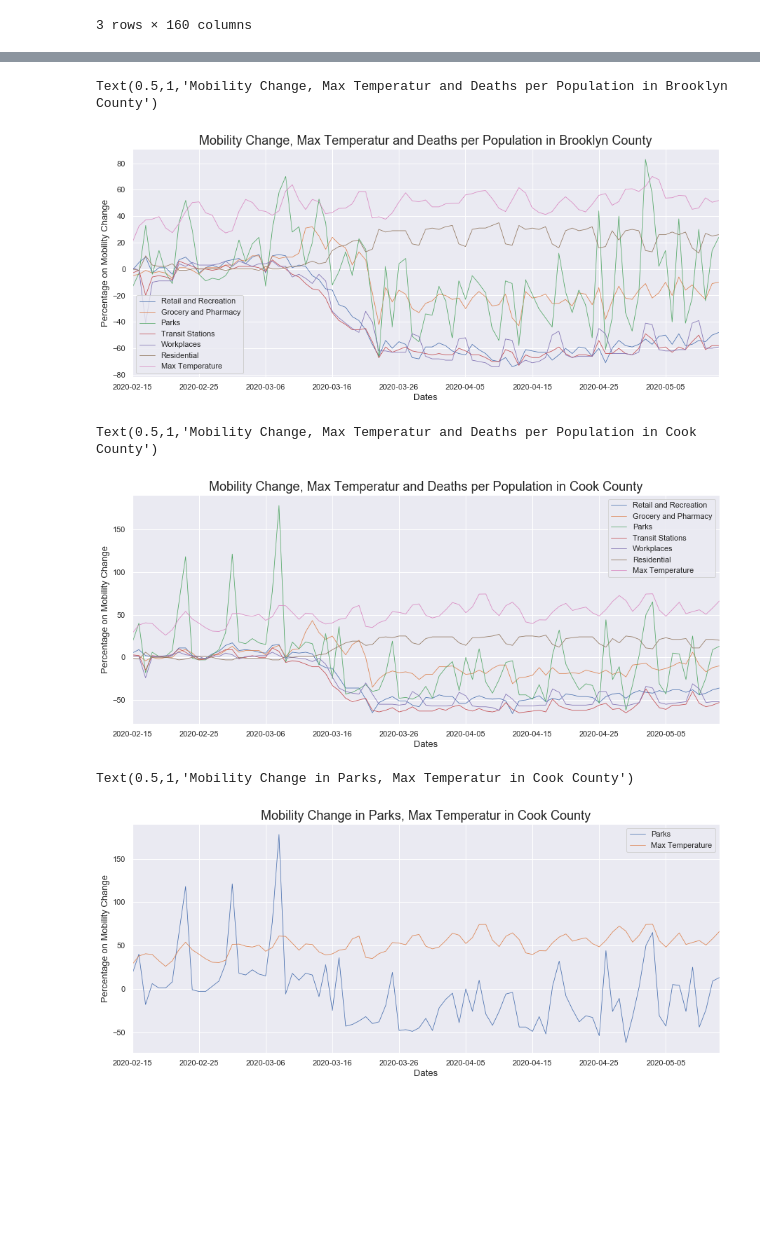
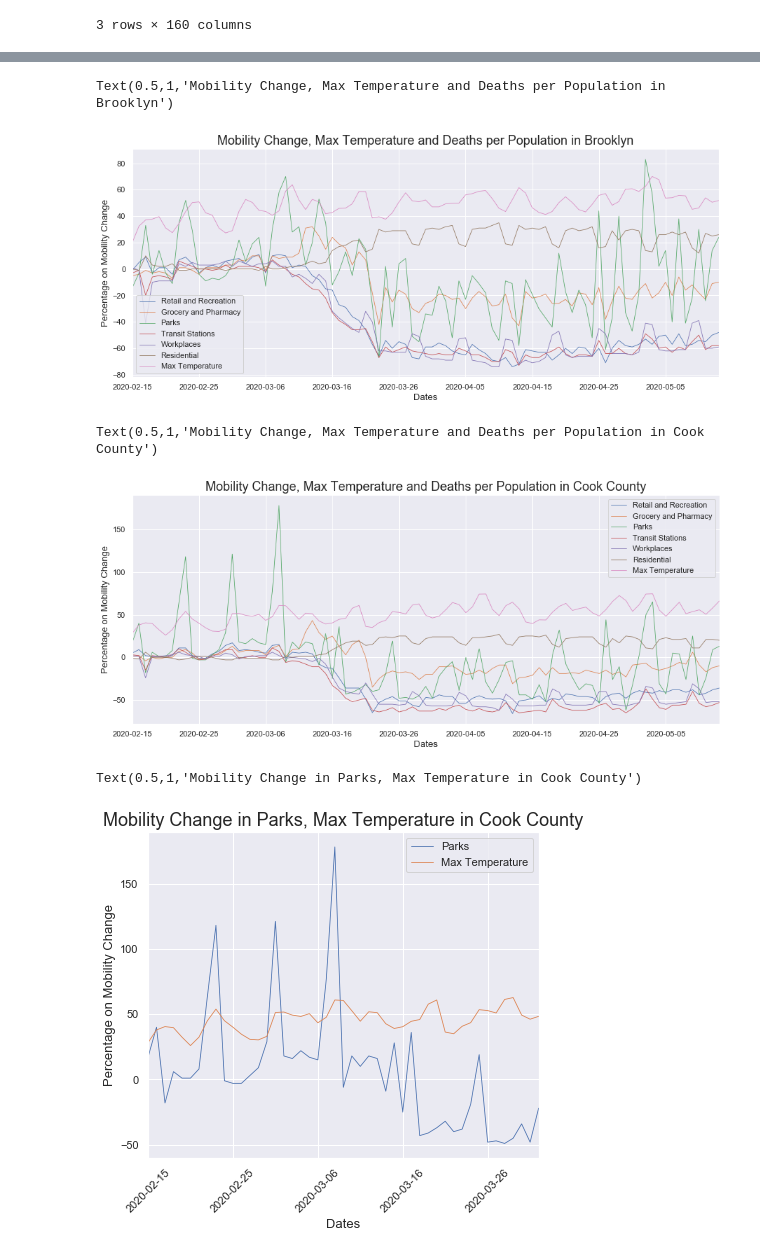
Before and after one commit to LittleAhn/covid19-ml-project, a Jupyter notebook: scripts/building_graphs.ipynb, the cells around one changed output, grey strips where cells are left out. Saved outputs shown, nothing was run; the diff lists cells and outputs as text; code cells hidden in the pictures; blank space fills up the shorter version.

```diff
--- a/scripts/building_graphs.ipynb
+++ b/scripts/building_graphs.ipynb
@@ -160,10 +160,10 @@ df_brooklyn = df_brooklyn[["Retail and Recreation", "Grocery and Pharmacy", "Par
 df_brooklyn.plot(linewidth=0.8)
 plt.xlabel("Dates", fontsize=13)
 plt.ylabel("Percentage on Mobility Change", fontsize=13)
-plt.title('Mobility Change, Max Temperatur and Deaths per Population in Brooklyn County', fontsize=18)
+plt.title('Mobility Change, Max Temperature and Deaths per Population in Brooklyn', fontsize=18)
 # %% [output]
-Text(0.5,1,'Mobility Change, Max Temperatur and Deaths per Population in Brooklyn County')
+Text(0.5,1,'Mobility Change, Max Temperature and Deaths per Population in Brooklyn')
-[figure, old version]
+[figure, new version]
 # %%
 df_cook = df_line[df_line['fips'] == 17031]
 df_cook = df_cook[["Retail and Recreation", "Grocery and Pharmacy", "Parks",
@@ -171,16 +171,19 @@ df_cook = df_cook[["Retail and Recreation", "Grocery and Pharmacy", "Parks",
 df_cook.plot(linewidth=0.8)
 plt.xlabel("Dates", fontsize=13)
 plt.ylabel("Percentage on Mobility Change", fontsize=13)
-plt.title('Mobility Change, Max Temperatur and Deaths per Population in Cook County', fontsize=18)
+plt.title('Mobility Change, Max Temperature and Deaths per Population in Cook County', fontsize=18)
 # %% [output]
-Text(0.5,1,'Mobility Change, Max Temperatur and Deaths per Population in Cook County')
+Text(0.5,1,'Mobility Change, Max Temperature and Deaths per Population in Cook County')
-[figure, old version]
+[figure, new version]
 # %%
+sns.set(rc={'figure.figsize':(7, 6)})
 df_cook_parks = df_cook[["Parks", "Max Temperature"]]
+df_cook_parks = df_cook_parks [df_cook_parks.index <= '2020-04-01']
 df_cook_parks.plot(linewidth=0.8)
+plt.xticks(rotation=45)
 plt.xlabel("Dates", fontsize=13)
 plt.ylabel("Percentage on Mobility Change", fontsize=13)
-plt.title('Mobility Change in Parks, Max Temperatur in Cook County', fontsize=18)
+plt.title('Mobility Change in Parks, Max Temperature in Cook County', fontsize=18)
 # %% [output]
-Text(0.5,1,'Mobility Change in Parks, Max Temperatur in Cook County')
+Text(0.5,1,'Mobility Change in Parks, Max Temperature in Cook County')
-[figure, old version]
+[figure, new version]
```
Also changed, not shown: parts of 2 cells of this notebook.
